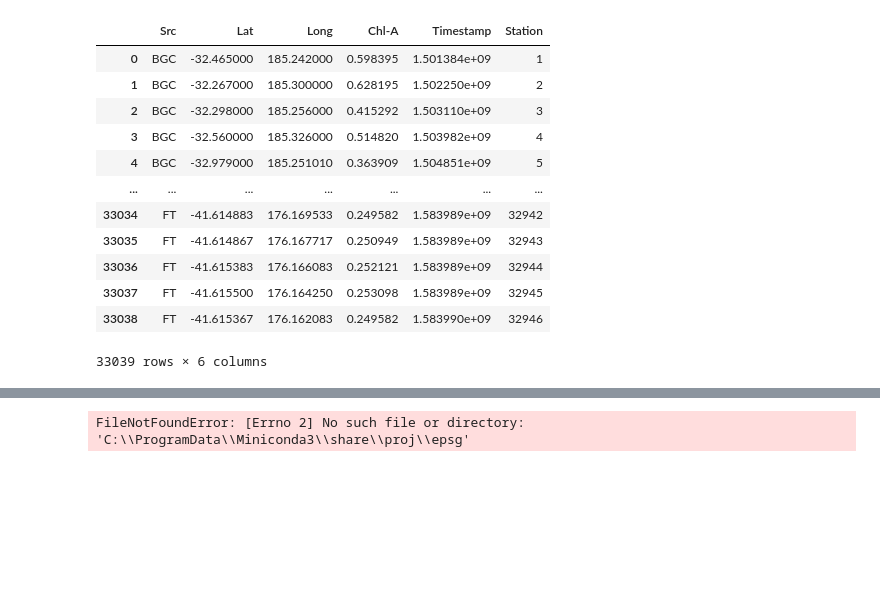
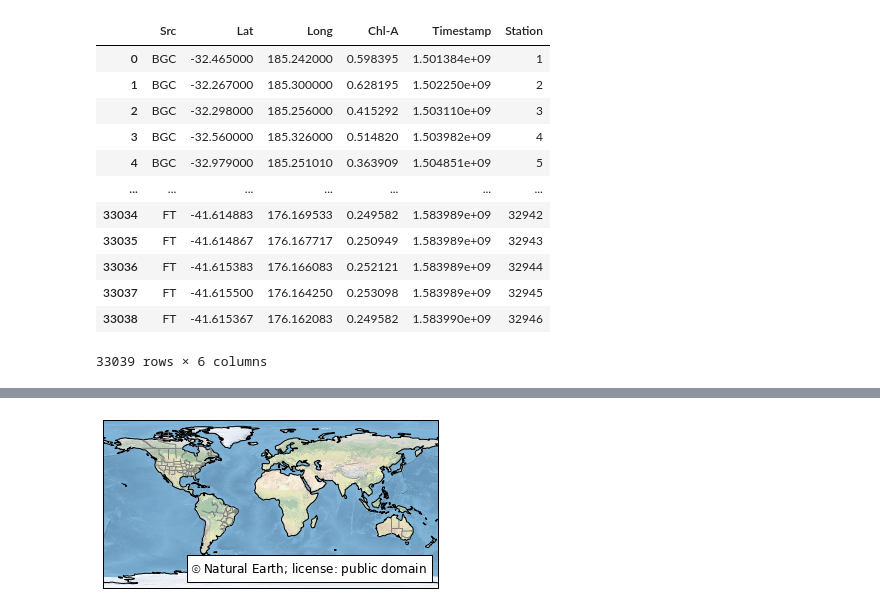
Before and after one commit to AmyPhung/chl-a-comparison, a Jupyter notebook: Workbook9 (major revision).ipynb, the cells around one changed output, grey strips where cells are left out. Saved outputs shown, nothing was run; the diff lists cells and outputs as text; code cells hidden in the pictures; blank space fills up the shorter version.

```diff
--- a/Workbook9 (major revision).ipynb
+++ b/Workbook9 (major revision).ipynb
@@ -682,12 +726,53 @@ FileNotFoundError: [Errno 2] No such file or directory: 'C:\\ProgramData\\Minico
 # %%
-import os
-import conda
+# import os
+# import conda
 
-conda_file_dir = conda.__file__
-conda_dir = conda_file_dir.split('lib')[0]
-proj_lib = os.path.join(os.path.join(conda_dir, 'share'), 'proj')
-os.environ["PROJ_LIB"] = proj_lib
+# conda_file_dir = conda.__file__
+# conda_dir = conda_file_dir.split('lib')[0]
+# proj_lib = os.path.join(os.path.join(conda_dir, 'share'), 'proj')
+# os.environ["PROJ_LIB"] = proj_lib
 
-from mpl_toolkits.basemap import Basemap
+# from mpl_toolkits.basemap import Basemap
-# %% [output]
-FileNotFoundError: [Errno 2] No such file or directory: 'C:\\ProgramData\\Miniconda3\\share\\proj\\epsg'
+# %%
+import matplotlib.pyplot as plt
+import cartopy.crs as ccrs
+import cartopy.feature as cfeature
+from matplotlib.offsetbox import AnchoredText
+
+
+def main():
+    fig = plt.figure()
+    ax = fig.add_subplot(1, 1, 1, projection=ccrs.PlateCarree())
+#     ax.set_extent([180, 150, -60, -5], crs=ccrs.PlateCarree())
+
+    # Put a background image on for nice sea rendering.
+    ax.stock_img()
+
+    # Create a feature for States/Admin 1 regions at 1:50m from Natural Earth
+    states_provinces = cfeature.NaturalEarthFeature(
+        category='cultural',
+        name='admin_1_states_provinces_lines',
+        scale='50m',
+        facecolor='none')
+
+    SOURCE = 'Natural Earth'
+    LICENSE = 'public domain'
+
+    ax.add_feature(cfeature.LAND)
+    ax.add_feature(cfeature.COASTLINE)
+    ax.add_feature(states_provinces, edgecolor='gray')
+
+    # Add a text annotation for the license information to the
+    # the bottom right corner.
+    text = AnchoredText(r'$\mathcircled{{c}}$ {}; license: {}'
+                        ''.format(SOURCE, LICENSE),
+                        loc=4, prop={'size': 12}, frameon=True)
+    ax.add_artist(text)
+
+    plt.show()
+
+
+if __name__ == '__main__':
+    main()
+# %% [output]
+[figure, added]
```
Also changed, not shown: parts of 7 cells of this notebook.
